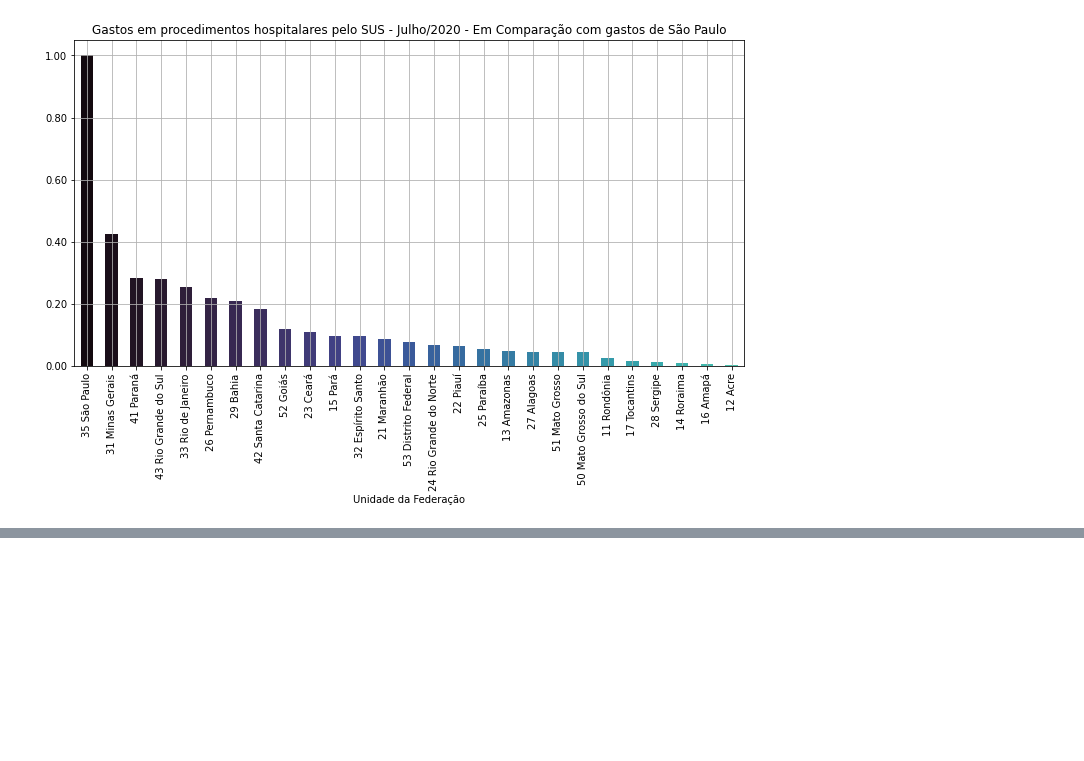
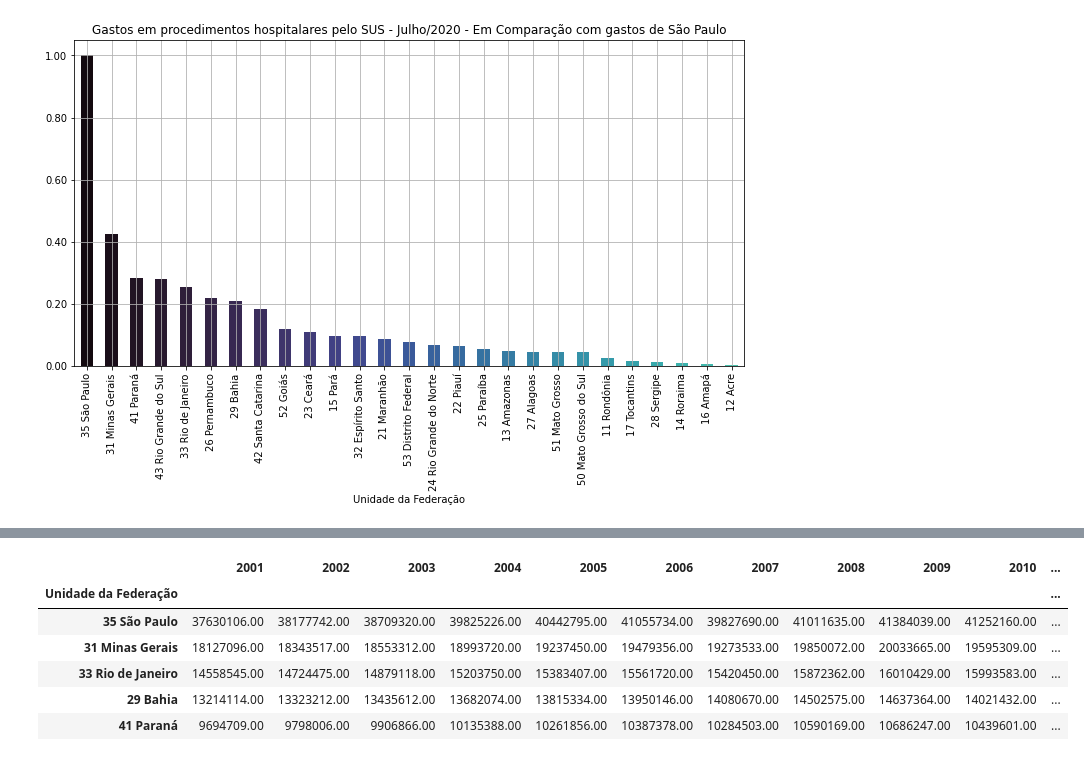
Before and after one commit to silviacfreitas/BootcampDataScienceAplicadaAlura, a Jupyter notebook: BootcampDSModulo01Aula05.ipynb, the cells around one changed output, grey strips where cells are left out. Cells and saved outputs as stored; diff of their text form; code cells hidden in the pictures; blank space fills up the shorter version.

```diff
--- a/BootcampDSModulo01Aula05.ipynb
+++ b/BootcampDSModulo01Aula05.ipynb
@@ -980,0 +1015,11 @@ plt.show()
+# %%
+dados_populacao_ordenados_2020 = dados_populacao.sort_values(2020, ascending=False)
+dados_populacao_ordenados_2020.head()
+# %% [output]
+|  | 2001 | 2002 | 2003 | 2004 | 2005 | 2006 | 2007 | 2008 | 2009 | 2010 | ... |
+| Unidade da Federação |  |  |  |  |  |  |  |  |  |  | ... |
+| 35 São Paulo | 37630106.00 | 38177742.00 | 38709320.00 | 39825226.00 | 40442795.00 | 41055734.00 | 39827690.00 | 41011635.00 | 41384039.00 | 41252160.00 | ... |
+| 31 Minas Gerais | 18127096.00 | 18343517.00 | 18553312.00 | 18993720.00 | 19237450.00 | 19479356.00 | 19273533.00 | 19850072.00 | 20033665.00 | 19595309.00 | ... |
+| 33 Rio de Janeiro | 14558545.00 | 14724475.00 | 14879118.00 | 15203750.00 | 15383407.00 | 15561720.00 | 15420450.00 | 15872362.00 | 16010429.00 | 15993583.00 | ... |
+| 29 Bahia | 13214114.00 | 13323212.00 | 13435612.00 | 13682074.00 | 13815334.00 | 13950146.00 | 14080670.00 | 14502575.00 | 14637364.00 | 14021432.00 | ... |
+| 41 Paraná | 9694709.00 | 9798006.00 | 9906866.00 | 10135388.00 | 10261856.00 | 10387378.00 | 10284503.00 | 10590169.00 | 10686247.00 | 10439601.00 | ... |
```
Also changed, not shown: parts of 9 cells of this notebook.
